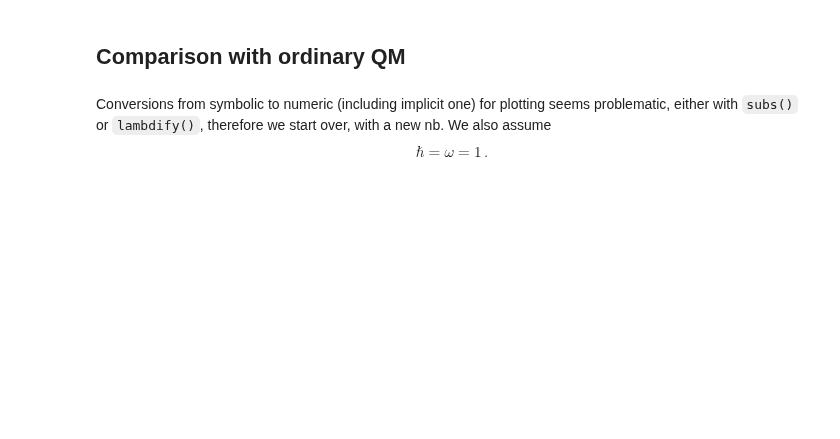
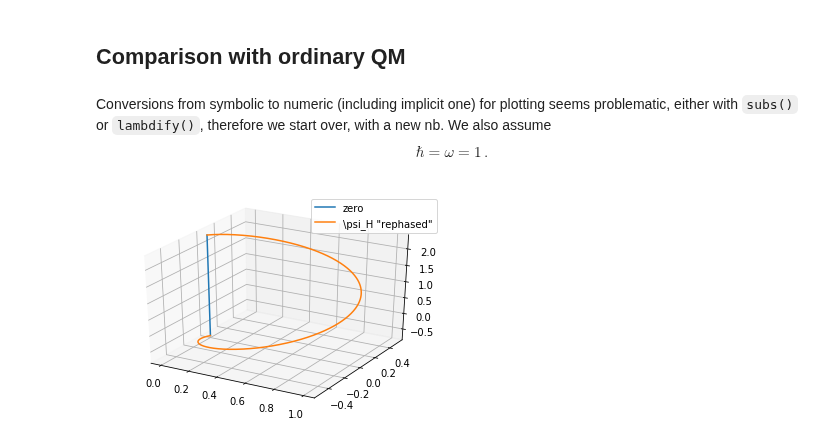
Before and after one commit to gderosa/timeq, a Jupyter notebook: comp/jupyter/moreva-vs-qm.ipynb, the cells around one changed output. Saved outputs shown, nothing was run; the diff lists cells and outputs as text; code cells hidden in the pictures; blank space fills up the shorter version.

Commit message:
plot both

```diff
--- a/comp/jupyter/moreva-vs-qm.ipynb
+++ b/comp/jupyter/moreva-vs-qm.ipynb
@@ -43,22 +49,28 @@ def psi_fixed_0_im(t, t0, psi0, eigenvalue):
 # %%
 mpl.rcParams['legend.fontsize'] = 10
 
 fig = plt.figure()
 ax = fig.gca(projection='3d')
 
 # Prepare arrays x, y, z
 # z is t
-z = np.linspace(-np.pi/4, np.pi/4, 100)
-# x is real part of psi[0] or Re(psi_H) as in psi = psi_H|H> + ps_V|V>
+z = np.linspace(-np.pi/4, 3*np.pi/4, 500)
+
+# Auto-broadcasting doesn't work as expected, therefore we explicitly
+# map the z vector via `np.vectorize()`
+
+# x is real part of psi[0] or Re(psi_H) as in psi = psi_H|H> + psi_V|V>
 x = np.vectorize(lambda t: psi_fixed_0_re(t, -np.pi/4, [0, -1j], 0))(z)
-# y is imag part of psi[0] or Im(psi_H) as in psi = psi_H|H> + ps_V|V>
+# y is imag part of psi[0] or Im(psi_H) as in psi = psi_H|H> + psi_V|V>
 y = np.vectorize(lambda t: psi_fixed_0_im(t, -np.pi/4, [0, -1j], 0))(z)
 
 zero = z - z
 
-ax.plot(x, y, z, label='parametric curve')
 ax.plot(zero, zero, z, label='zero')
+ax.plot(x, y, z, label='\psi_H "rephased"')
 
 ax.legend()
 
 plt.show()
+# %% [output]
+[figure, added]
```
Also changed, not shown: parts of 7 cells of this notebook.
